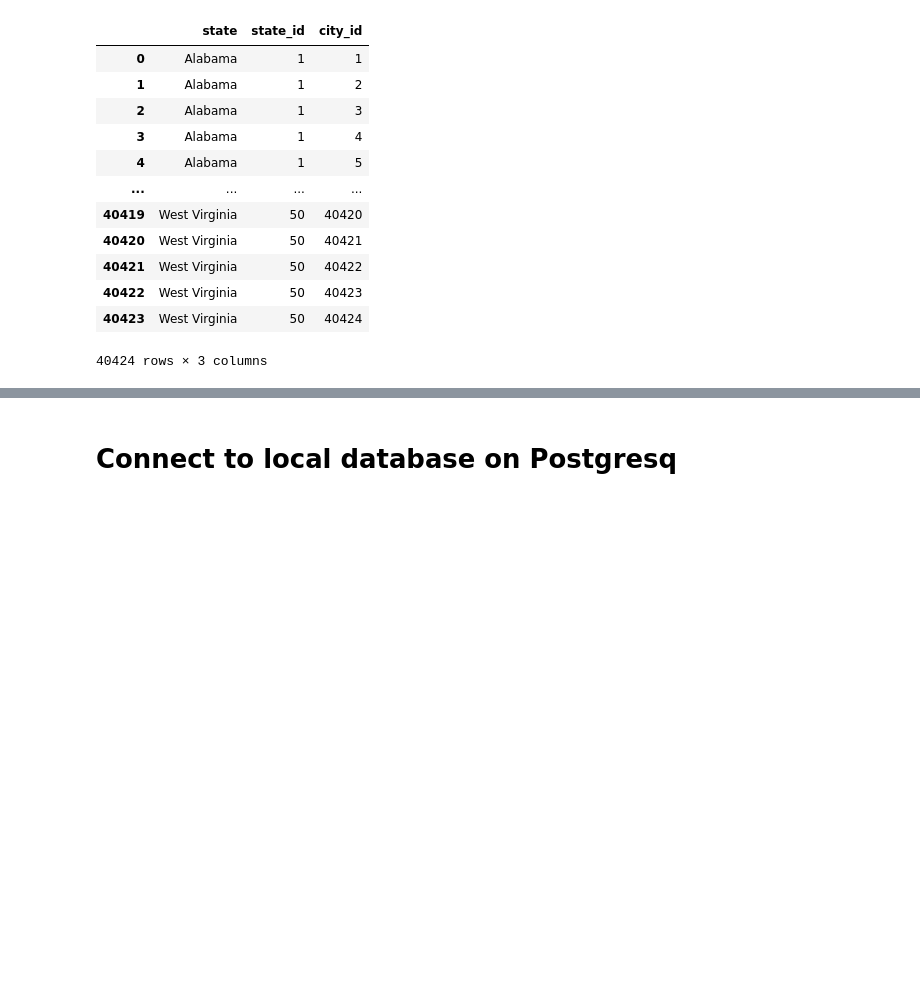
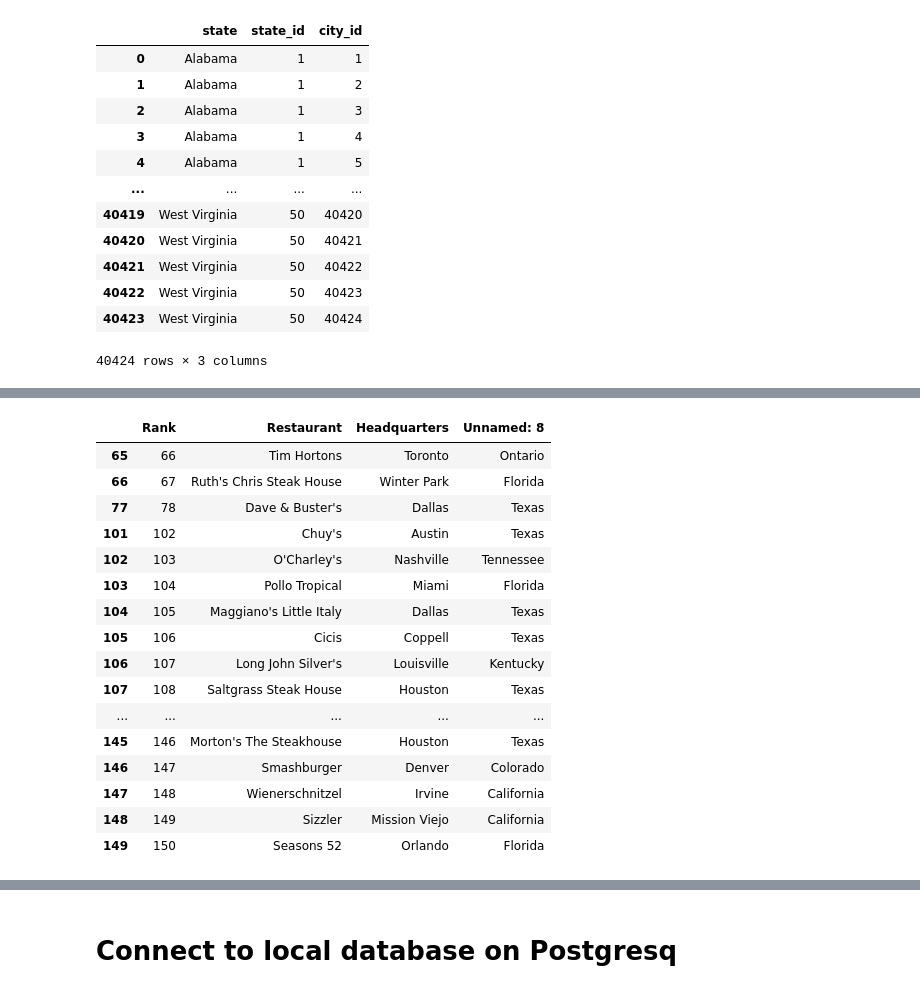
Before and after one commit to AliceSartori/ProjectETL, a Jupyter notebook: Project_ETL.ipynb, the cells around one changed output, grey strips where cells are left out. Drawn from its saved outputs; the diff is of its cells as text; code cells hidden in the pictures; blank space fills up the shorter version.

```diff
--- a/Project_ETL.ipynb
+++ b/Project_ETL.ipynb
@@ -713,0 +740,4 @@ state
+# %%
+top_file = "sam/Top250.csv"
+top_df = pd.read_csv(top_file)
+top_df.head()
@@ -713,0 +808,3 @@ state
+# %%
+top_df.dropna(axis=0, how='all', subset=['Headquarters'], inplace=True)
+top_df.info()
@@ -713,0 +850,3 @@ state
+# %%
+new_top_df=top_df.convert_dtypes()
+new_top_df.info()
@@ -713,0 +967,21 @@ state
+# %%
+new_top_df=new_top_df[['Rank', 'Restaurant', 'Headquarters', 'Unnamed: 8']]
+new_top_df
+# %% [output]
+|  | Rank | Restaurant | Headquarters | Unnamed: 8 |
+| 65 | 66 | Tim Hortons | Toronto | Ontario |
+| 66 | 67 | Ruth's Chris Steak House | Winter Park | Florida |
+| 77 | 78 | Dave & Buster's | Dallas | Texas |
+| 101 | 102 | Chuy's | Austin | Texas |
+| 102 | 103 | O'Charley's | Nashville | Tennessee |
+| 103 | 104 | Pollo Tropical | Miami | Florida |
+| 104 | 105 | Maggiano's Little Italy | Dallas | Texas |
+| 105 | 106 | Cicis | Coppell | Texas |
+| 106 | 107 | Long John Silver's | Louisville | Kentucky |
+| 107 | 108 | Saltgrass Steak House | Houston | Texas |
+| ... | ... | ... | ... | ... |
+| 145 | 146 | Morton's The Steakhouse | Houston | Texas |
+| 146 | 147 | Smashburger | Denver | Colorado |
+| 147 | 148 | Wienerschnitzel | Irvine | California |
+| 148 | 149 | Sizzler | Mission Viejo | California |
+| 149 | 150 | Seasons 52 | Orlando | Florida |
```
Also changed, not shown: parts of 17 cells of this notebook.
